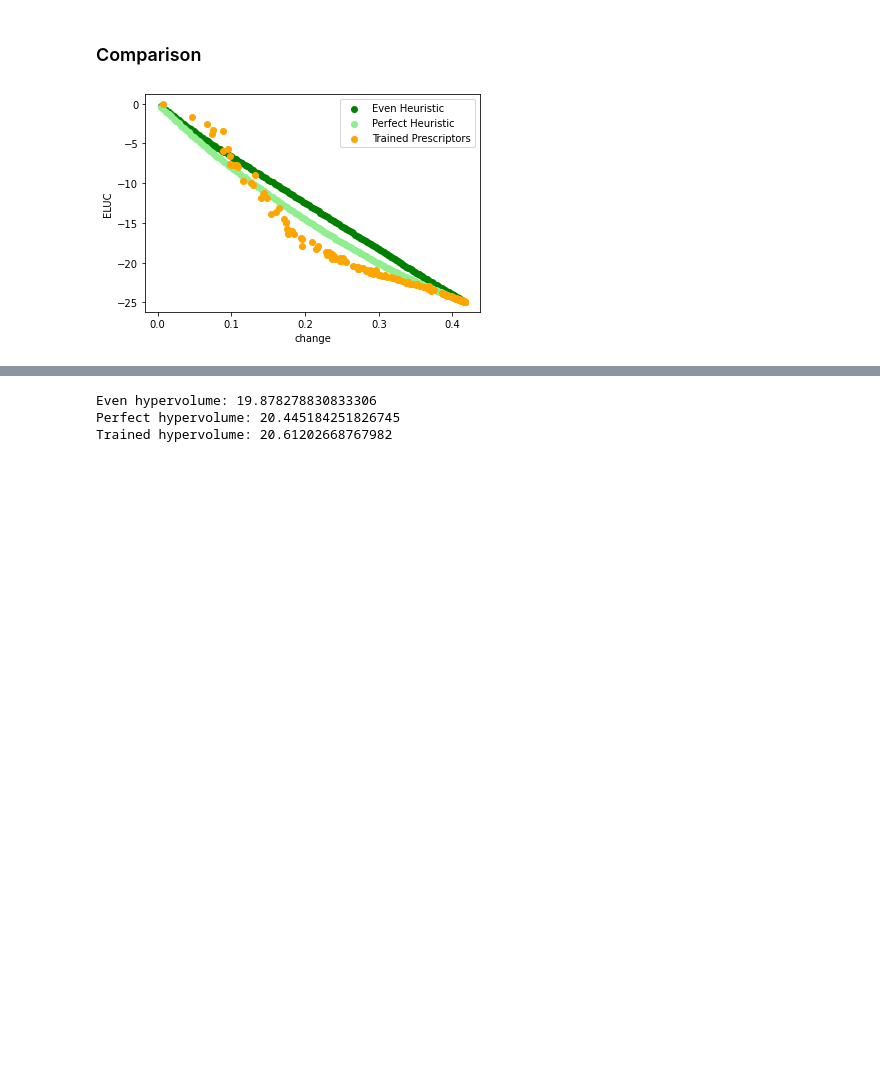
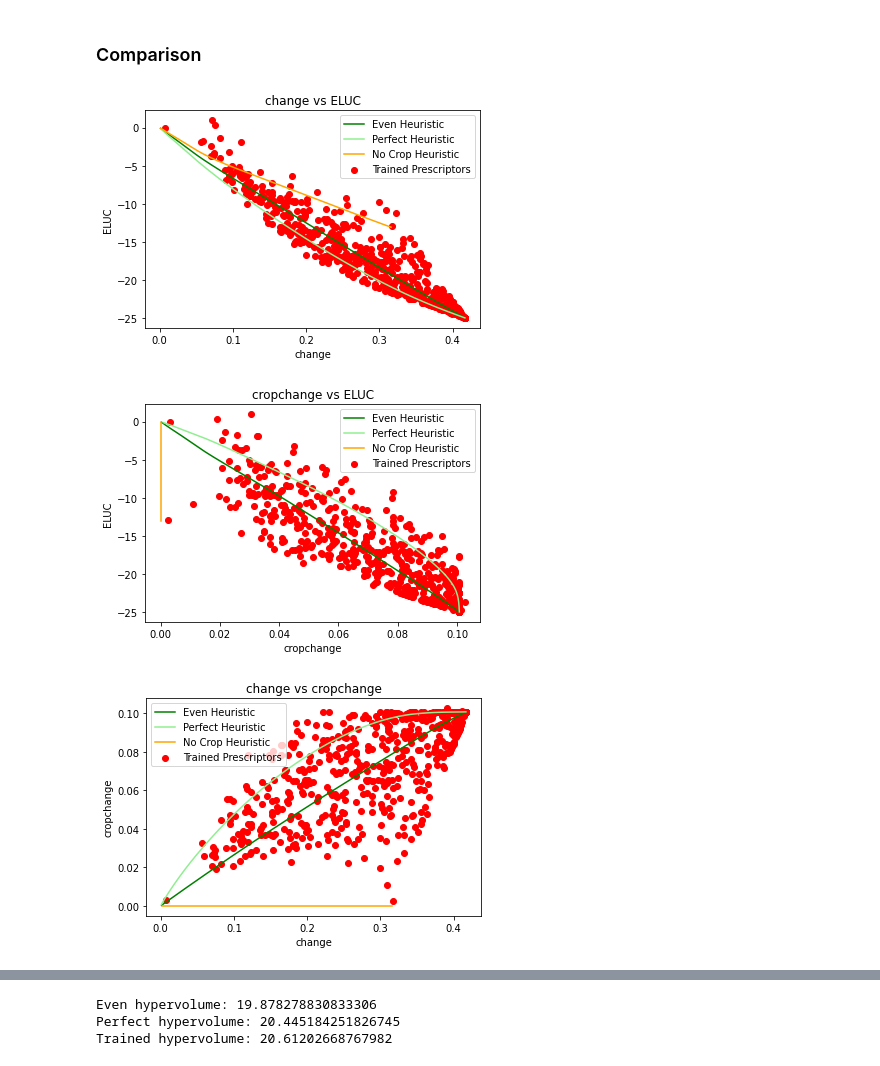
Before and after one commit to Project-Resilience/mvp, a Jupyter notebook: use_cases/eluc/experiments/prescriptor_experiments.ipynb, the cells around one changed output, grey strips where cells are left out. Saved outputs shown, nothing was run; the diff lists cells and outputs as text; code cells hidden in the pictures; blank space fills up the shorter version.

Commit message:
Added no crop heuristic and ran experiments

```diff
--- a/use_cases/eluc/experiments/prescriptor_experiments.ipynb
+++ b/use_cases/eluc/experiments/prescriptor_experiments.ipynb
@@ -223,17 +272,19 @@ encoded_context_df = encoded_test_df[constants.CAO_MAPPING["context"]]
 def evaluate_prescriptor(prescriptor_manager: PrescriptorManager, cand_id: str, context_df: pd.DataFrame):
     context_actions_df = prescriptor_manager.prescribe(cand_id, context_df)
     outcome_df = prescriptor_manager.predict_metrics(context_actions_df)
-    return outcome_df["ELUC"].mean(), outcome_df["change"].mean()
+    return outcome_df["ELUC"].mean(), outcome_df["change"].mean(), outcome_df["cropchange"].mean()
 # %%
 assert len(all_pareto_df["id"].unique()) == len(all_pareto_df)
 
 ids = all_pareto_df["id"].tolist()
 elucs = []
 changes = []
+cropchanges = []
 for cand_id in tqdm(ids):
-    eluc, change = evaluate_prescriptor(torch_manager, cand_id, context_df)
+    eluc, change, cropchange = evaluate_prescriptor(torch_manager, cand_id, context_df)
     elucs.append(eluc)
     changes.append(change)
+    cropchanges.append(cropchange)
 # %% [markdown]
 ### Heuristics
 # %%
@@ -246,18 +297,6 @@ coef_dict = dict(zip(constants.LAND_USE_COLS, coefs))
 reco_coefs = []
 for col in constants.RECO_COLS:
     reco_coefs.append(coef_dict[col])
-
 even_manager = PrescriptorManager({str(pct): EvenHeuristic(pct, "secdf") for pct in pcts}, predictors)
 perfect_manager = PrescriptorManager({str(pct): PerfectHeuristic(pct, reco_coefs) for pct in pcts}, predictors)
+crop_manager = PrescriptorManager({str(pct): NoCropHeuristic(pct, reco_coefs) for pct in pcts}, predictors)
-# %%
-even_elucs = []
-even_changes = []
-perfect_elucs = []
-perfect_changes = []
-for pct in tqdm(pcts):
-    even_eluc, even_change = evaluate_prescriptor(even_manager, str(pct), context_df)
-    even_elucs.append(even_eluc)
-    even_changes.append(even_change)
-    perfect_eluc, perfect_change = evaluate_prescriptor(perfect_manager, str(pct), context_df)
-    perfect_elucs.append(perfect_eluc)
-    perfect_changes.append(perfect_change)
@@ -284,9 +367,17 @@ def plot_result_pareto(all_results, save_path=None):
 # %%
-all_results = {
-    "Even Heuristic": (even_changes, even_elucs, "green"),
-    "Perfect Heuristic": (perfect_changes, perfect_elucs, "lightgreen"),
-    "Trained Prescriptors": (changes, elucs, "orange")
-}
-plot_result_pareto(all_results)
+# all_results = {
+#     "Even Heuristic": {"change": even_changes, "ELUC": even_elucs, "cropchange": even_cropchanges, "color": "green"},
+#     "Perfect Heuristic": {"change": perfect_changes, "ELUC": perfect_elucs, "cropchange": perfect_cropchanges, "color": "lightgreen"},
+#     "Trained Prescriptors": {"change": changes, "ELUC": elucs, "cropchange": cropchanges, "color": "red"}
+# }
+# plot_result_pareto(["change", "ELUC"], all_results)
+# plot_result_pareto(["cropchange", "ELUC"], all_results)
+# plot_result_pareto(["change", "cropchange"], all_results)
+
+plot_heuristic_comparison([1, 0])
+plot_heuristic_comparison([2, 0])
+plot_heuristic_comparison([1, 2])
 # %% [output]
-[figure, old version]
+[figure, new version]
+[figure, added]
+[figure, added]
```
Also changed, not shown: parts of 26 cells of this notebook, 1 other file.
